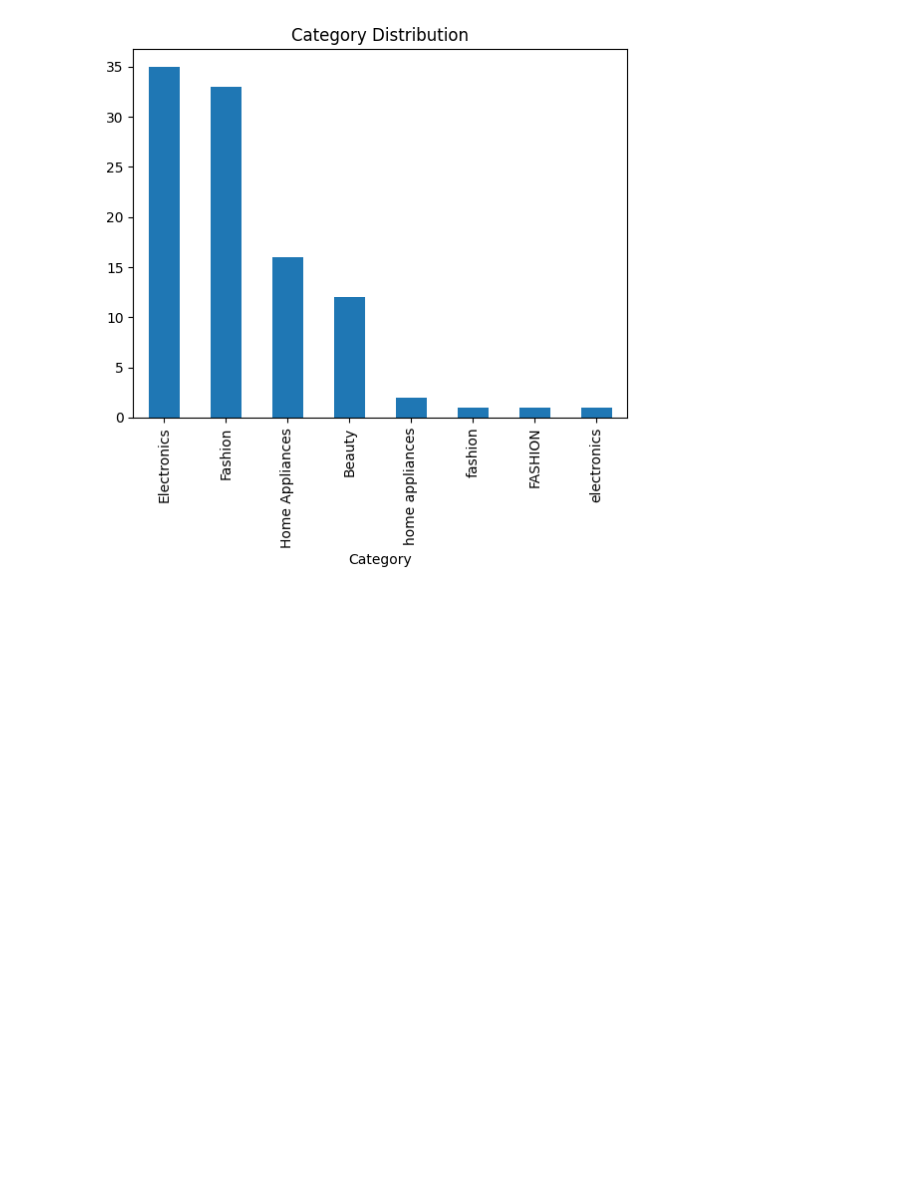
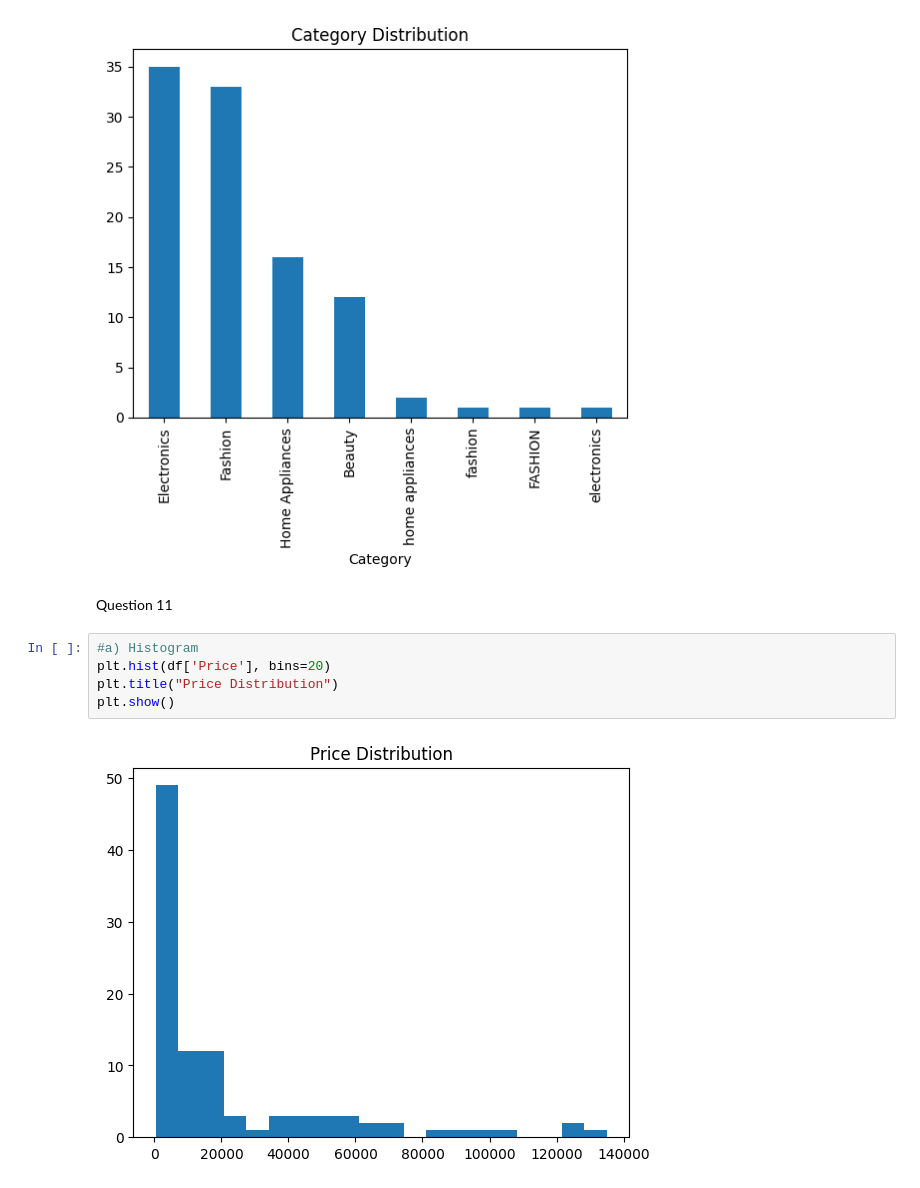
Before and after one commit to nayeem29dse/Data-wrangling, a Jupyter notebook: Onlineshop_analysis.ipynb, the cells around one changed output. Drawn from its saved outputs; the diff is of its cells as text; blank space fills up the shorter version.

Commit message:
New plot

```diff
--- a/Onlineshop_analysis.ipynb
+++ b/Onlineshop_analysis.ipynb
@@ -363,3 +363,12 @@ plt.title("Category Distribution")
 plt.show()
 # %% [output]
 [figure]
+# %% [markdown]
+Question 11
+# %%
+#a) Histogram
+plt.hist(df['Price'], bins=20)
+plt.title("Price Distribution")
+plt.show()
+# %% [output]
+[figure, added]
```
Also changed, not shown: parts of 1 cell of this notebook.
